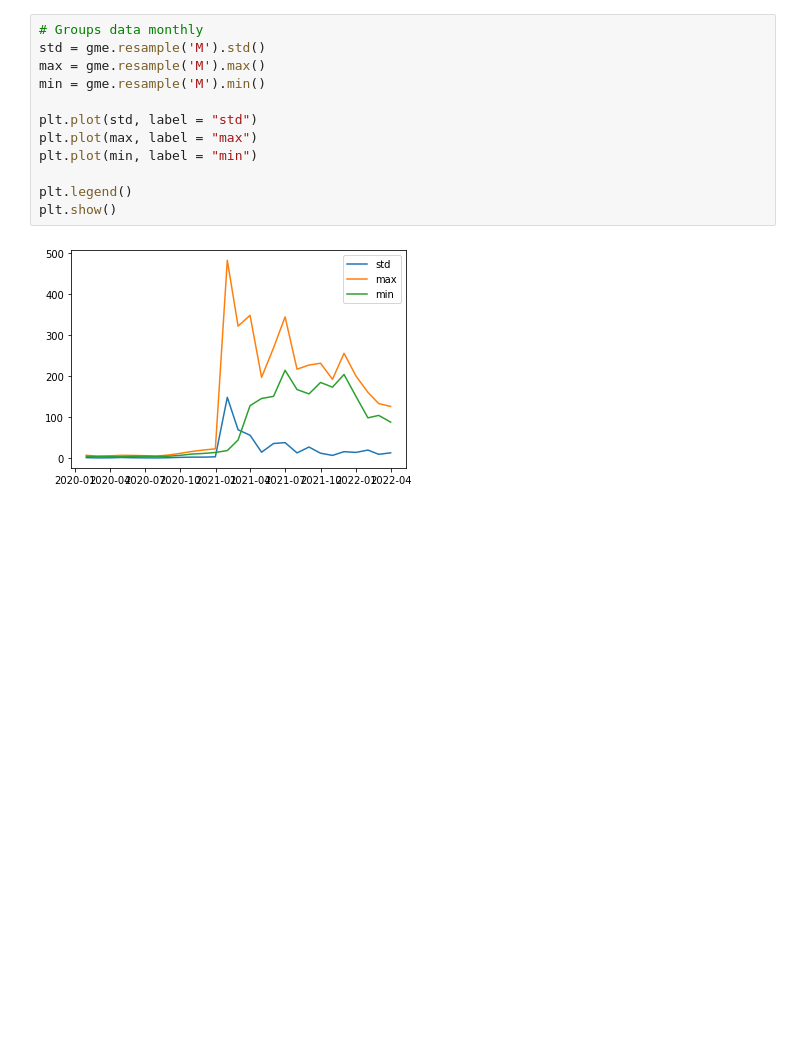
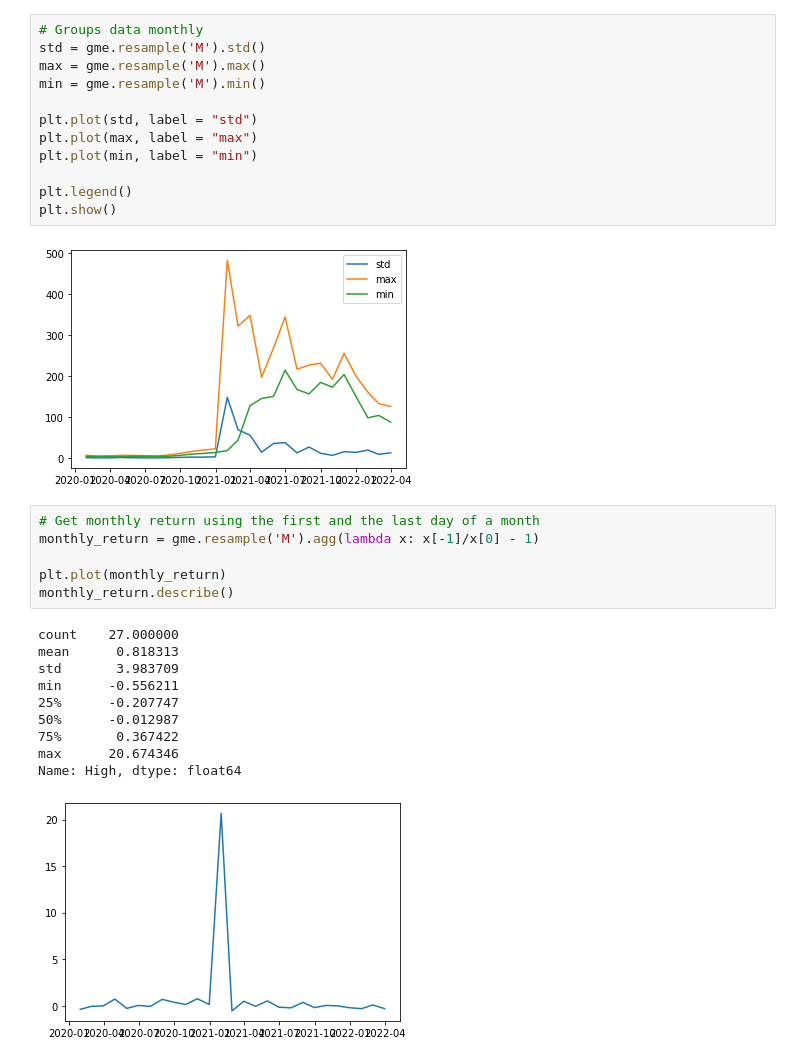
Before and after one commit to pablomancera/Algorithms, a Jupyter notebook: Lab1/lab1.ipynb, the cells around one changed output. Drawn from its saved outputs; the diff is of its cells as text; blank space fills up the shorter version.

```diff
--- a/Lab1/lab1.ipynb
+++ b/Lab1/lab1.ipynb
@@ -477,3 +479,20 @@ plt.legend()
 plt.show()
 # %% [output]
 [figure]
+# %%
+# Get monthly return using the first and the last day of a month
+monthly_return = gme.resample('M').agg(lambda x: x[-1]/x[0] - 1)
+
+plt.plot(monthly_return)
+monthly_return.describe()
+# %% [output]
+count    27.000000
+mean      0.818313
+std       3.983709
+min      -0.556211
+25%      -0.207747
+50%      -0.012987
+75%       0.367422
+max      20.674346
+Name: High, dtype: float64
+[figure, added]
```
Also changed, not shown: parts of 17 cells of this notebook.
